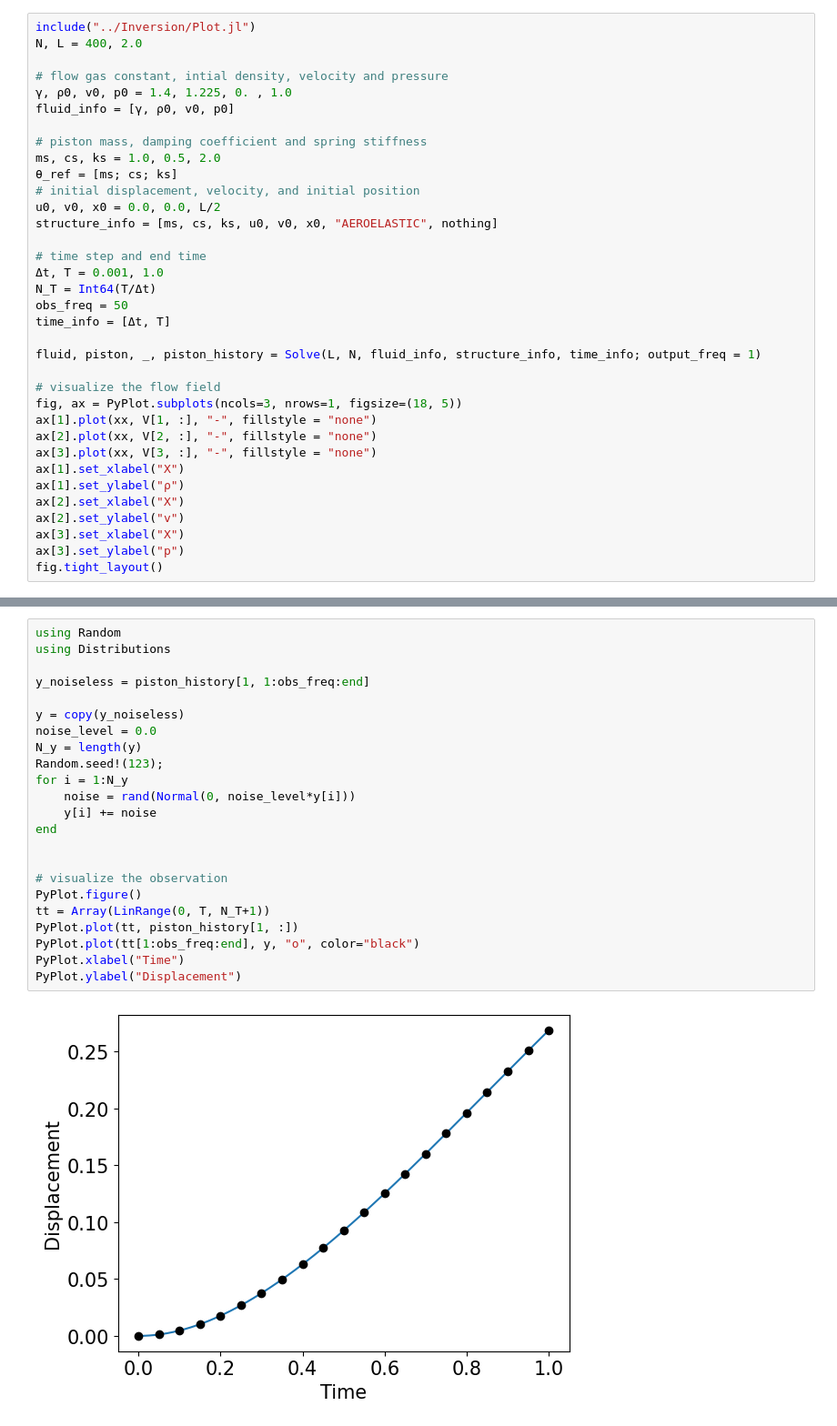
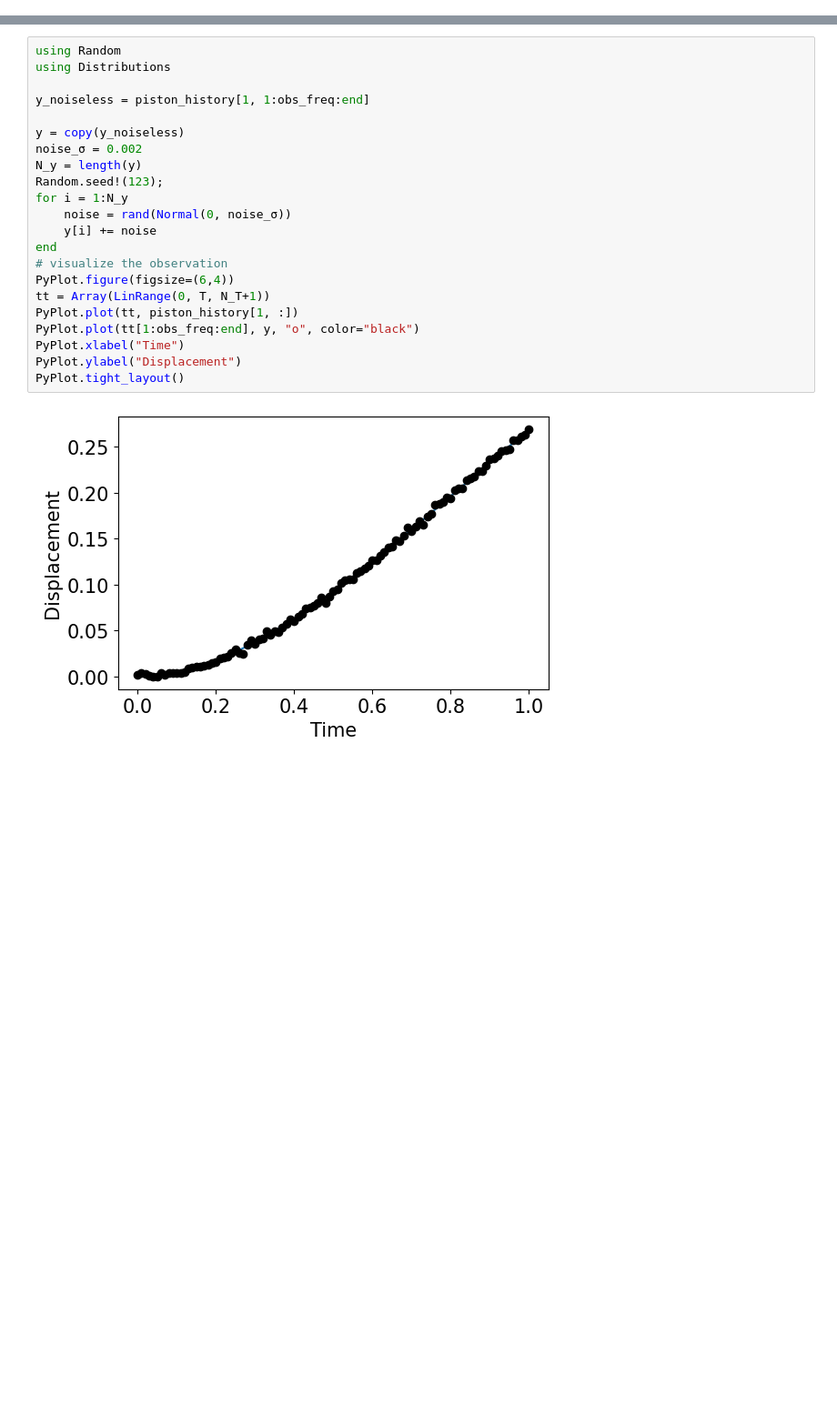
Before and after one commit to Zhengyu-Huang/InverseProblems.jl, a Jupyter notebook: FSI-Piston/FSI.ipynb, the cells around one changed output, grey strips where cells are left out. Shown at 91% size. Saved outputs shown, nothing was run; the diff lists cells and outputs as text; blank space fills up the shorter version.

```diff
--- a/FSI-Piston/FSI.ipynb
+++ b/FSI-Piston/FSI.ipynb
@@ -179,35 +182,0 @@ We want to infer the structure properties $m_s, c_s, k_s$ from the strucutre dis
-# %%
-include("../Inversion/Plot.jl")
-N, L = 400, 2.0
-
-# flow gas constant, intial density, velocity and pressure
-γ, ρ0, v0, p0 = 1.4, 1.225, 0. , 1.0
-fluid_info = [γ, ρ0, v0, p0]
-
-# piston mass, damping coefficient and spring stiffness
-ms, cs, ks = 1.0, 0.5, 2.0
-θ_ref = [ms; cs; ks]
-# initial displacement, velocity, and initial position
-u0, v0, x0 = 0.0, 0.0, L/2
-structure_info = [ms, cs, ks, u0, v0, x0, "AEROELASTIC", nothing]
-
-# time step and end time
-Δt, T = 0.001, 1.0
-N_T = Int64(T/Δt)
-obs_freq = 50
-time_info = [Δt, T]
-
-fluid, piston, _, piston_history = Solve(L, N, fluid_info, structure_info, time_info; output_freq = 1)
-
-# visualize the flow field
-fig, ax = PyPlot.subplots(ncols=3, nrows=1, figsize=(18, 5))
-ax[1].plot(xx, V[1, :], "-", fillstyle = "none")
-ax[2].plot(xx, V[2, :], "-", fillstyle = "none")
-ax[3].plot(xx, V[3, :], "-", fillstyle = "none")
-ax[1].set_xlabel("X")
-ax[1].set_ylabel("ρ")
-ax[2].set_xlabel("X")
-ax[2].set_ylabel("v")
-ax[3].set_xlabel("X")
-ax[3].set_ylabel("p")
-fig.tight_layout()
@@ -218,25 +189,24 @@ Generate observation every 0.05 time, with 5 percents observation error
 # %%
 using Random
 using Distributions
 
 y_noiseless = piston_history[1, 1:obs_freq:end]
 
 y = copy(y_noiseless)
-noise_level = 0.0
+noise_σ = 0.002
 N_y = length(y)
 Random.seed!(123);
 for i = 1:N_y
-    noise = rand(Normal(0, noise_level*y[i]))
+    noise = rand(Normal(0, noise_σ))
     y[i] += noise
 end
-
-
 # visualize the observation
-PyPlot.figure()
+PyPlot.figure(figsize=(6,4))
 tt = Array(LinRange(0, T, N_T+1))
 PyPlot.plot(tt, piston_history[1, :])
 PyPlot.plot(tt[1:obs_freq:end], y, "o", color="black")
 PyPlot.xlabel("Time")
 PyPlot.ylabel("Displacement")
+PyPlot.tight_layout()
 # %% [output]
-[figure, old version]
+[figure, new version]
```
Also changed, not shown: parts of 14 cells of this notebook, 4 other files.
